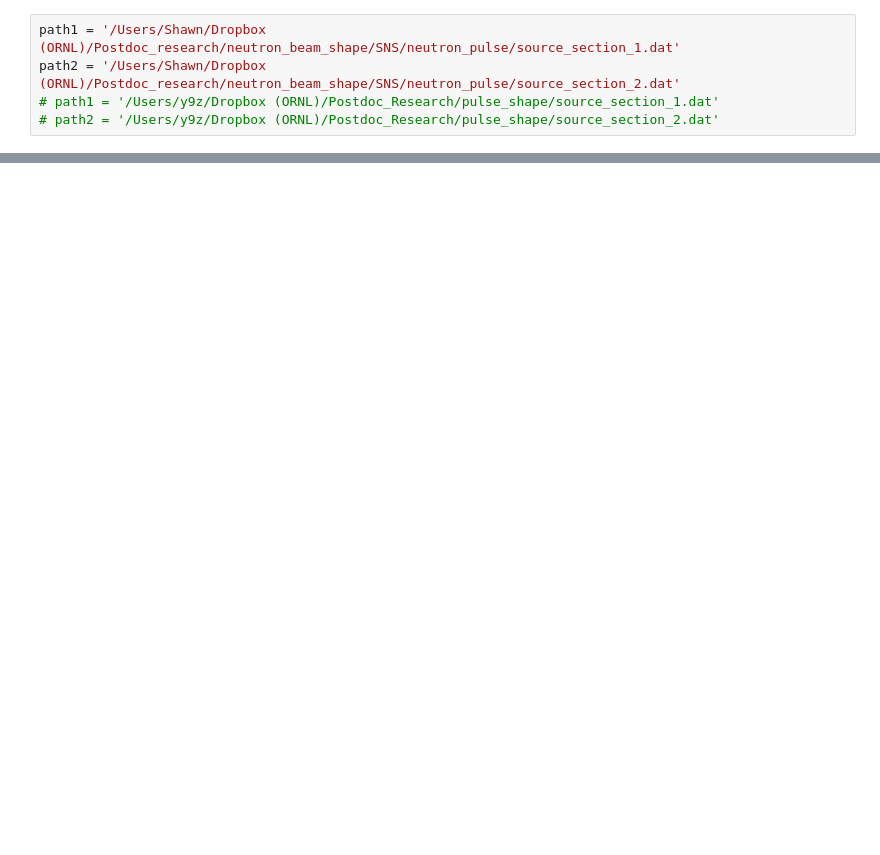
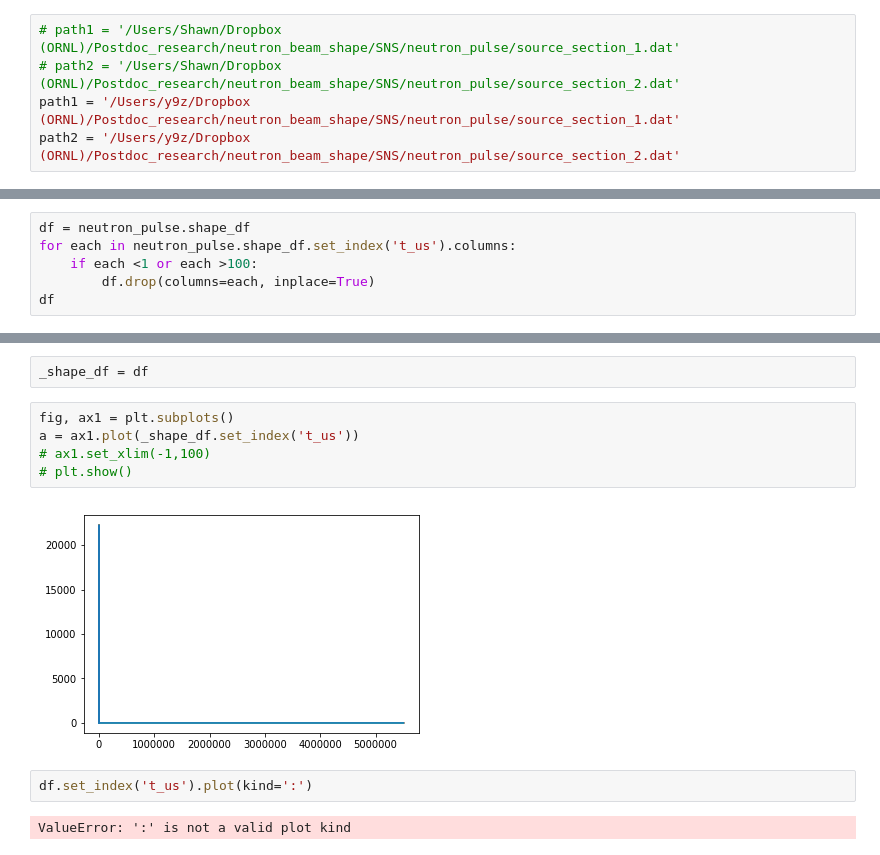
Before and after one commit to ornlneutronimaging/ResoFit, a Jupyter notebook: ResoFit/fit_neutron_pulse_shape.ipynb, the cells around one changed output, grey strips where cells are left out. Cells and saved outputs as stored; diff of their text form; blank space fills up the shorter version.

Commit message:
added plotter of before and after pulse shape fitting

```diff
--- a/ResoFit/fit_neutron_pulse_shape.ipynb
+++ b/ResoFit/fit_neutron_pulse_shape.ipynb
@@ -13,9 +9,9 @@ from ResoFit.model import ikeda_carpenter
 import pprint
 # %%
-path1 = '/Users/Shawn/Dropbox (ORNL)/Postdoc_research/neutron_beam_shape/SNS/neutron_pulse/source_section_1.dat'
-path2 = '/Users/Shawn/Dropbox (ORNL)/Postdoc_research/neutron_beam_shape/SNS/neutron_pulse/source_section_2.dat'
-# path1 = '/Users/y9z/Dropbox (ORNL)/Postdoc_Research/pulse_shape/source_section_1.dat'
-# path2 = '/Users/y9z/Dropbox (ORNL)/Postdoc_Research/pulse_shape/source_section_2.dat'
+# path1 = '/Users/Shawn/Dropbox (ORNL)/Postdoc_research/neutron_beam_shape/SNS/neutron_pulse/source_section_1.dat'
+# path2 = '/Users/Shawn/Dropbox (ORNL)/Postdoc_research/neutron_beam_shape/SNS/neutron_pulse/source_section_2.dat'
+path1 = '/Users/y9z/Dropbox (ORNL)/Postdoc_research/neutron_beam_shape/SNS/neutron_pulse/source_section_1.dat'
+path2 = '/Users/y9z/Dropbox (ORNL)/Postdoc_research/neutron_beam_shape/SNS/neutron_pulse/source_section_2.dat'
 # %%
 neutron_pulse = NeutronPulse(path1)
 neutron_pulse.load_shape_each(path2)
@@ -25,0 +18,6 @@ Folder: '/Users/Shawn/Documents/GitHub/ResoFit/ResoFit/result/neutron_pulse/iked
+# %%
+df = neutron_pulse.shape_df
+for each in neutron_pulse.shape_df.set_index('t_us').columns:
+    if each <1 or each >100:
+        df.drop(columns=each, inplace=True)
+df
@@ -26 +43,14 @@ Folder: '/Users/Shawn/Documents/GitHub/ResoFit/ResoFit/result/neutron_pulse/iked
+# %%
+_shape_df = df
+# %%
+fig, ax1 = plt.subplots()
+a = ax1.plot(_shape_df.set_index('t_us'))
+# ax1.set_xlim(-1,100)
+# plt.show()
+# %% [output]
+[figure, added]
+# %%
+df.set_index('t_us').plot(kind=':')
+# %% [output]
+ValueError: ':' is not a valid plot kind
 # %%
```
Also changed, not shown: parts of 32 cells of this notebook, 2 other files.
